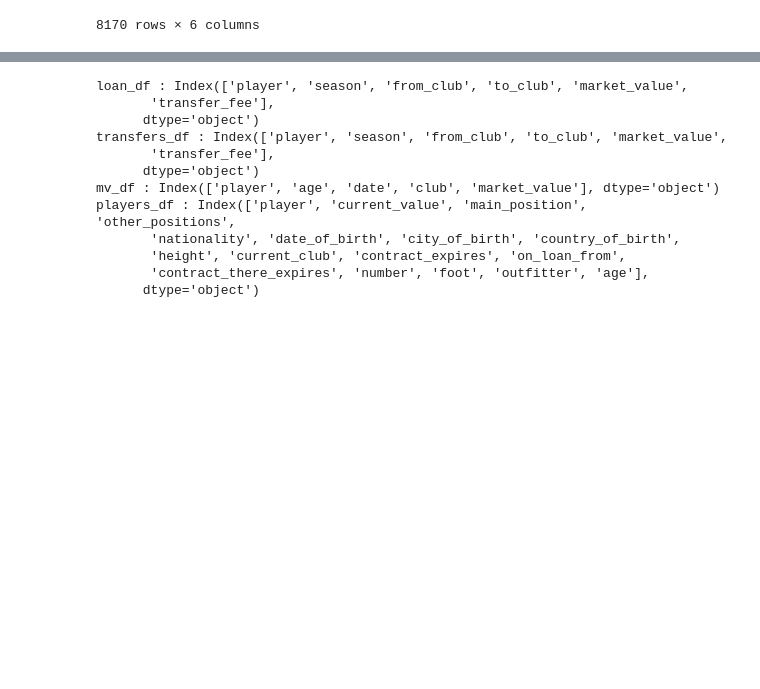
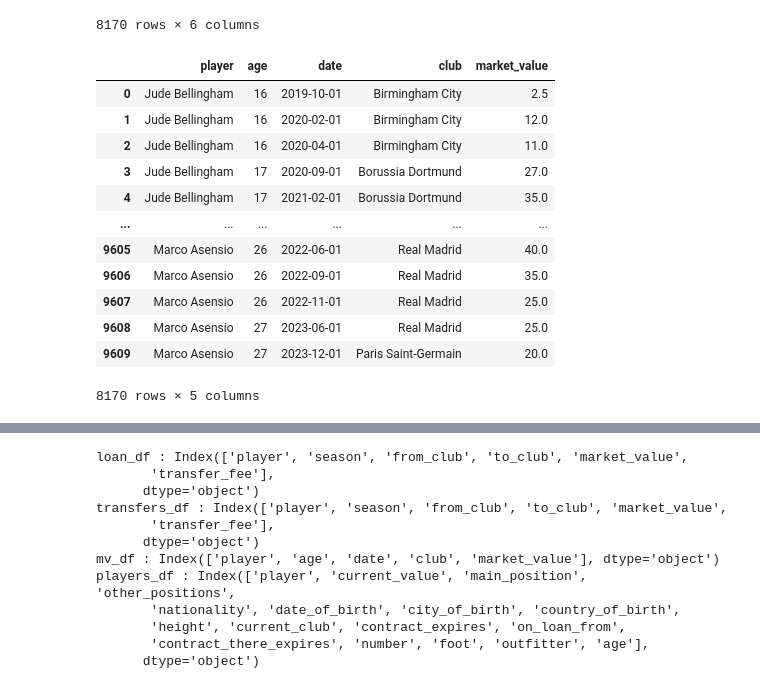
Before and after one commit to shnoam/transfermarket-analysis, a Jupyter notebook: data_analysis.ipynb, the cells around one changed output, grey strips where cells are left out. Cells and saved outputs as stored; diff of their text form; code cells hidden in the pictures; blank space fills up the shorter version.

```diff
--- a/data_analysis.ipynb
+++ b/data_analysis.ipynb
@@ -581,6 +581,22 @@ mv_with_position
 | 8168 | Marco Asensio | 27 | 2023-06-01 | Real Madrid | 25.0 | Right Winger |
 | 8169 | Marco Asensio | 27 | 2023-12-01 | Paris Saint-Germain | 20.0 | Right Winger |
 8170 rows × 6 columns
+# %%
+mv_df
+# %% [output]
+|  | player | age | date | club | market_value |
+| 0 | Jude Bellingham | 16 | 2019-10-01 | Birmingham City | 2.5 |
+| 1 | Jude Bellingham | 16 | 2020-02-01 | Birmingham City | 12.0 |
+| 2 | Jude Bellingham | 16 | 2020-04-01 | Birmingham City | 11.0 |
+| 3 | Jude Bellingham | 17 | 2020-09-01 | Borussia Dortmund | 27.0 |
+| 4 | Jude Bellingham | 17 | 2021-02-01 | Borussia Dortmund | 35.0 |
+| ... | ... | ... | ... | ... | ... |
+| 9605 | Marco Asensio | 26 | 2022-06-01 | Real Madrid | 40.0 |
+| 9606 | Marco Asensio | 26 | 2022-09-01 | Real Madrid | 35.0 |
+| 9607 | Marco Asensio | 26 | 2022-11-01 | Real Madrid | 25.0 |
+| 9608 | Marco Asensio | 27 | 2023-06-01 | Real Madrid | 25.0 |
+| 9609 | Marco Asensio | 27 | 2023-12-01 | Paris Saint-Germain | 20.0 |
+8170 rows × 5 columns
 # %%
 def plot_market_value_development(df, player_names=[], positions=[], top=5):
     # Filter the dataframe based on player names and positions
```
Also changed, not shown: parts of 9 cells of this notebook.
